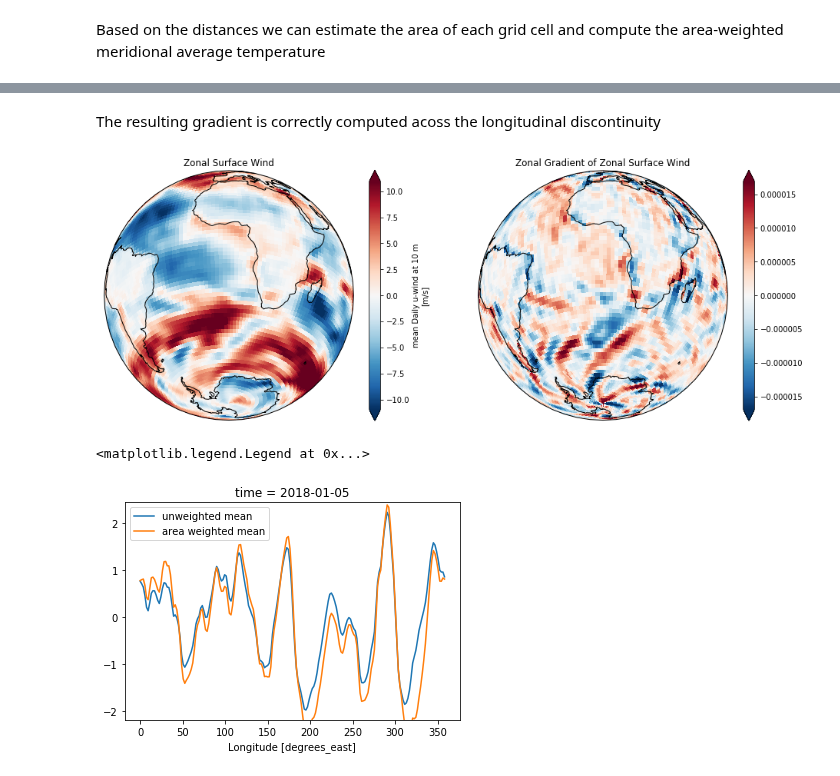
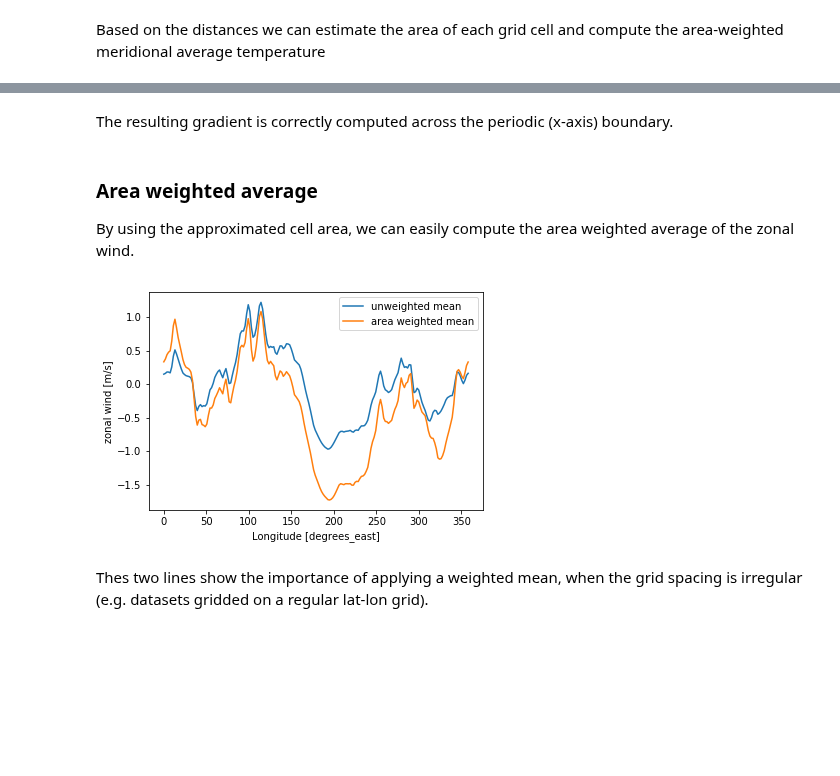
Before and after one commit to xgcm/xgcm, a Jupyter notebook: doc/autogenerate_examples.ipynb, the cells around one changed output, grey strips where cells are left out. Cells and saved outputs as stored; diff of their text form; code cells hidden in the pictures; blank space fills up the shorter version.

```diff
--- a/doc/autogenerate_examples.ipynb
+++ b/doc/autogenerate_examples.ipynb
@@ -133,7 +143,7 @@ print(mean_temp_weighted.data)
 ## Periodic 2D example
 Below we will show how to apply these methods similarly to a global surface wind field, which is periodic in the longitudinal ('x') direction.
 # %%
-ds = xr.open_dataset('../datasets/uvwnd.10m.gauss.2018.nc').isel(time=4)
+ds = xr.open_dataset('../datasets/uvwnd.10m.gauss.2018.nc')
 ds_full = generate_grid_ds(ds, {'X':'lon', 'Y':'lat'})
 ds_full
 # %% [output]
@@ -160,3 +169,0 @@ However, since the latitude is not periodic we can specify the position to exten
-# %%
-ds_full = generate_grid_ds(ds, {'X':'lon', 'Y':'lat'}, position=('center', 'outer'))
-ds_full
@@ -234,31 +278,21 @@ du_dx = grid.diff(ds_full.uwnd, 'X') / ds_full.dxg
 # %% [markdown]
-The resulting gradient is correctly computed acoss the longitudinal discontinuity
+The resulting gradient is correctly computed across the periodic (x-axis) boundary.
-# %%
-import cartopy.crs as ccrs
-
-fig, (ax1, ax2) = plt.subplots(ncols=2, figsize=[16,6],
-                               subplot_kw=dict(projection=ccrs.Orthographic(0, -30)))
-
-
-ds_full.uwnd.plot(ax=ax1, transform=ccrs.PlateCarree(),robust=True)
-
-du_dx.plot(ax=ax2, transform=ccrs.PlateCarree(), robust=True)
-
-ax1.set_title('Zonal Surface Wind')
-ax2.set_title('Zonal Gradient of Zonal Surface Wind')
-
-
-for ax in [ax1, ax2]:
-    ax.set_global(); ax.coastlines();
-# %% [output]
-[figure, removed]
+# %% [markdown]
+### Area weighted average
+By using the approximated cell area, we can easily compute the area weighted average of the zonal wind.
 # %%
-u_mean = ds_full.uwnd.mean('lat')
-u_mean_weighted = (ds_full.uwnd * ds_full.area_c).sum('lat') / (ds_full.area_c).sum('lat')
+u = ds_full.uwnd.mean('time')
+
+u_mean = u.mean('lat')
+u_mean_weighted = (u * u.area_c).sum('lat') / (u.area_c).sum('lat')
+
 
 u_mean.plot(label='unweighted mean')
 u_mean_weighted.plot(label='area weighted mean')
 plt.legend()
+plt.ylabel('zonal wind [m/s]')
+plt.gca().autoscale('tight')
 # %% [output]
-<matplotlib.legend.Legend at 0x...>
-[figure, old version]
+[figure, new version]
+# %% [markdown]
+Thes two lines show the importance of applying a weighted mean, when the grid spacing is irregular (e.g. datasets gridded on a regular lat-lon grid).
```
Also changed, not shown: parts of 17 cells of this notebook, 2 other files.
